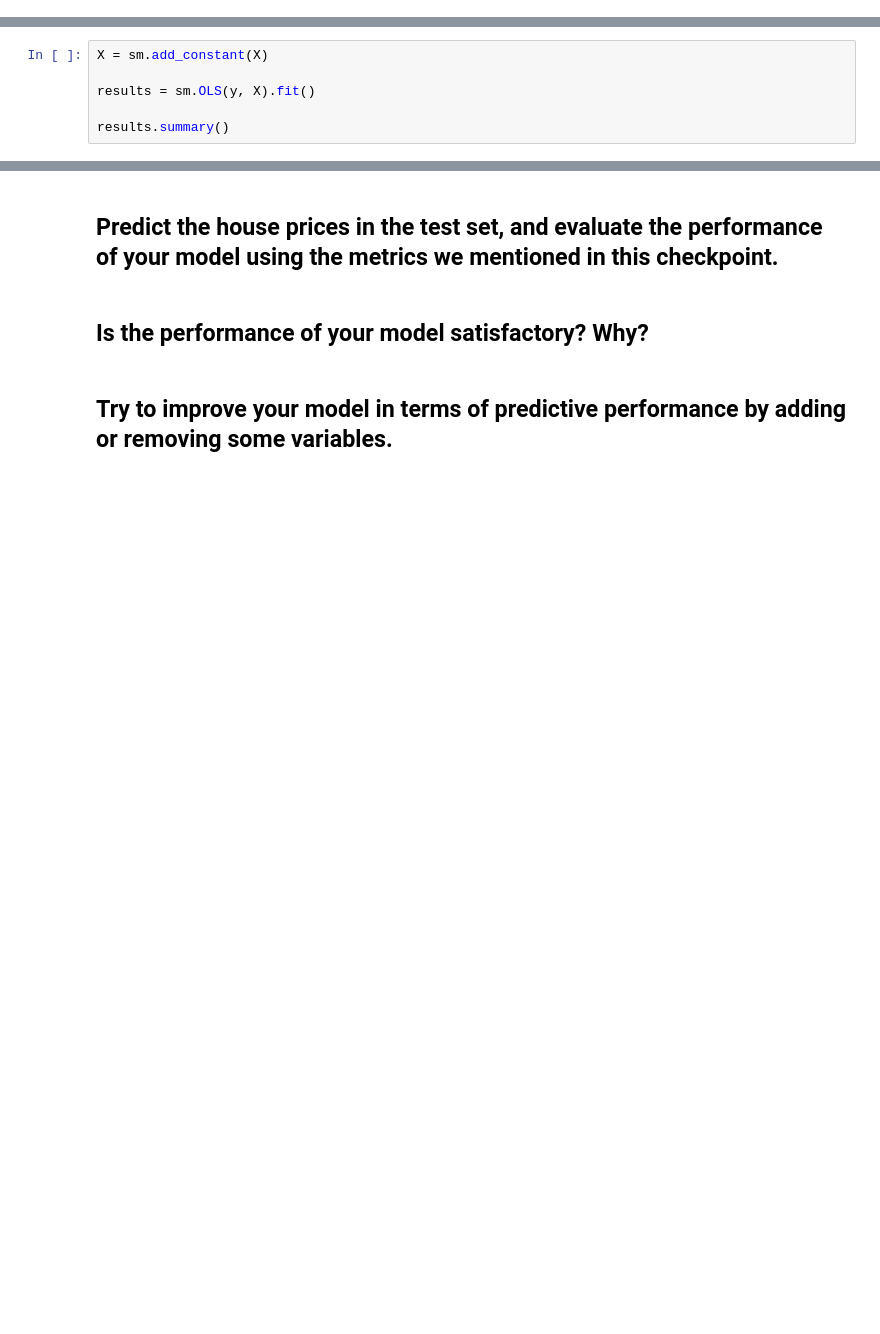
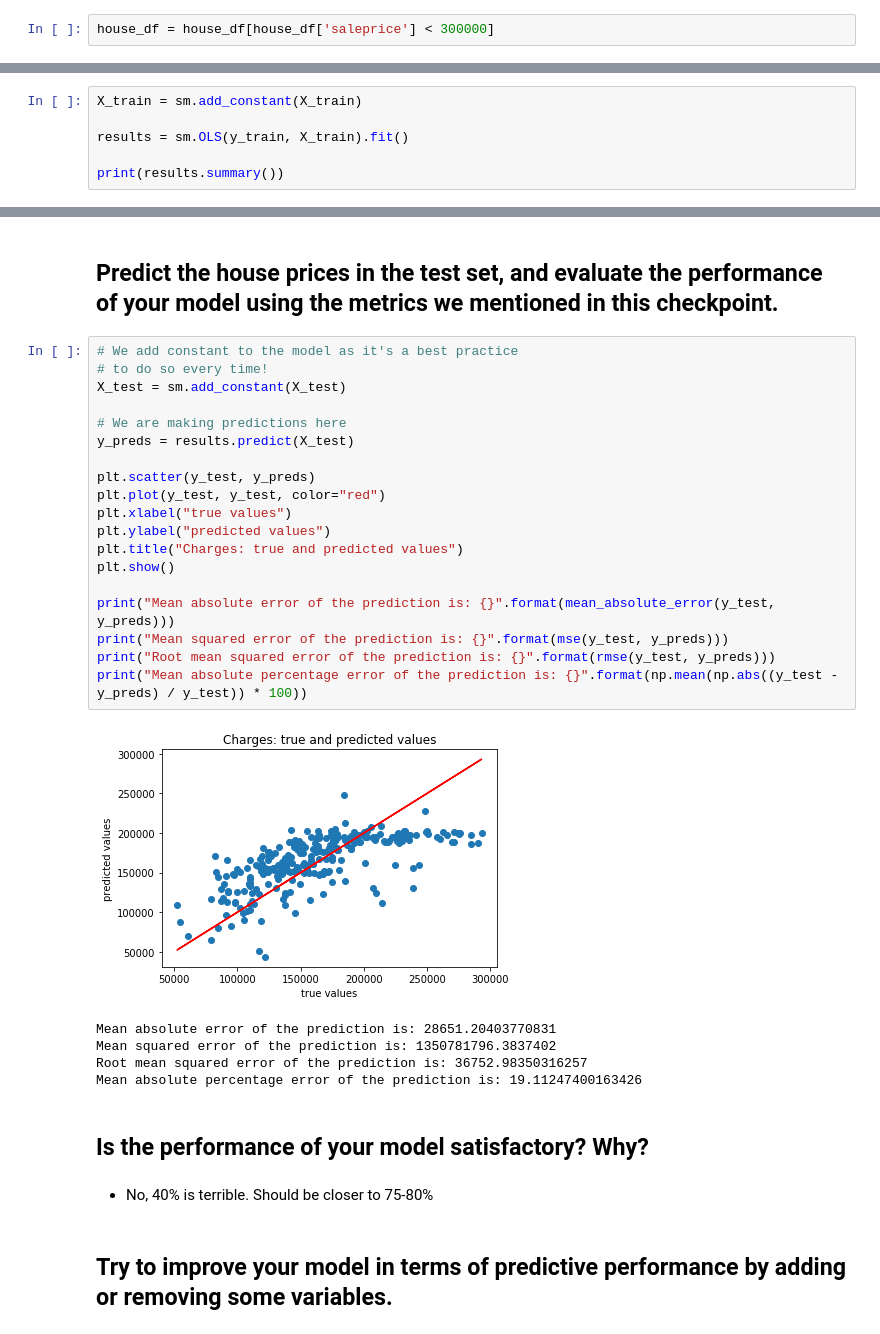
Before and after one commit to ssmcnatt/assignments, a Jupyter notebook: making-predictions.ipynb, the cells around one changed output, grey strips where cells are left out. Drawn from its saved outputs; the diff is of its cells as text; blank space fills up the shorter version.

```diff
--- a/making-predictions.ipynb
+++ b/making-predictions.ipynb
@@ -84 +107,3 @@ house_df.describe()
+# %%
+house_df = house_df[house_df['saleprice'] < 300000]
 # %%
@@ -121,7 +140,7 @@ Intercept:
 # %%
-X = sm.add_constant(X)
+X_train = sm.add_constant(X_train)
 
-results = sm.OLS(y, X).fit()
+results = sm.OLS(y_train, X_train).fit()
 
-results.summary()
+print(results.summary())
 # %% [output]
@@ -151,6 +164,33 @@ strong multicollinearity or other numerical problems.
 # %% [markdown]
 ## Predict the house prices in the test set, and evaluate the performance of your model using the metrics we mentioned in this checkpoint.
+# %%
+# We add constant to the model as it's a best practice
+# to do so every time!
+X_test = sm.add_constant(X_test)
+
+# We are making predictions here
+y_preds = results.predict(X_test)
+
+plt.scatter(y_test, y_preds)
+plt.plot(y_test, y_test, color="red")
+plt.xlabel("true values")
+plt.ylabel("predicted values")
+plt.title("Charges: true and predicted values")
+plt.show()
+
+print("Mean absolute error of the prediction is: {}".format(mean_absolute_error(y_test, y_preds)))
+print("Mean squared error of the prediction is: {}".format(mse(y_test, y_preds)))
+print("Root mean squared error of the prediction is: {}".format(rmse(y_test, y_preds)))
+print("Mean absolute percentage error of the prediction is: {}".format(np.mean(np.abs((y_test - y_preds) / y_test)) * 100))
+# %% [output]
+[figure, added]
+Mean absolute error of the prediction is: 28651.20403770831
+Mean squared error of the prediction is: 1350781796.3837402
+Root mean squared error of the prediction is: 36752.98350316257
+Mean absolute percentage error of the prediction is: 19.11247400163426
 # %% [markdown]
 ## Is the performance of your model satisfactory? Why?
+# %% [markdown]
+* No, 40% is terrible. Should be closer to 75-80%
 # %% [markdown]
 ## Try to improve your model in terms of predictive performance by adding or removing some variables.
```
Also changed, not shown: parts of 15 cells of this notebook.
